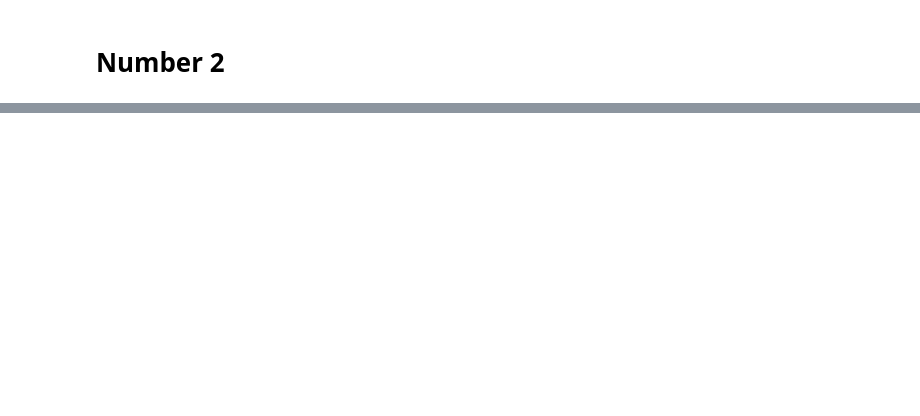
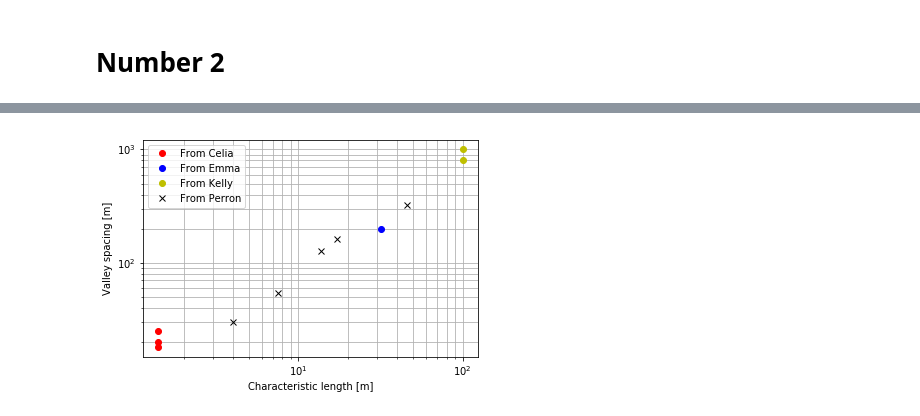
Before and after one commit to cctrunz/mathmodelling, a Jupyter notebook: Homework5_/component_tutorial-Celia.ipynb, the cells around one changed output, grey strips where cells are left out. Saved outputs shown, nothing was run; the diff lists cells and outputs as text; code cells hidden in the pictures; blank space fills up the shorter version.

```diff
--- a/Homework5_/component_tutorial-Celia.ipynb
+++ b/Homework5_/component_tutorial-Celia.ipynb
@@ -287,0 +272,19 @@ imshow_grid(mg, 'topographic__elevation', grid_units=['km','km'],
+# %%
+LCcelia=[1.4,1.4,1.4]
+LCemma=[32.]
+LCkelly=[100.,100.]
+LCperron=[4.,7.5,13.7,17.2,46.0]
+Wcelia=[25.,18.,20.]
+Wemma=[200.]
+Wkelly=[800.,1000.]
+Wperron=[30.,54.,128.,163.,321.]
+loglog(LCcelia,Wcelia,'or')
+loglog(LCemma,Wemma,'ob')
+loglog(LCkelly,Wkelly,'oy')
+loglog(LCperron,Wperron,'xk')
+legend(['From Celia','From Emma','From Kelly','From Perron'])
+xlabel('Characteristic length [m]')
+ylabel('Valley spacing [m]')
+grid(True,which='both')
+# %% [output]
+[figure, added]
```
Also changed, not shown: parts of 9 cells of this notebook.
